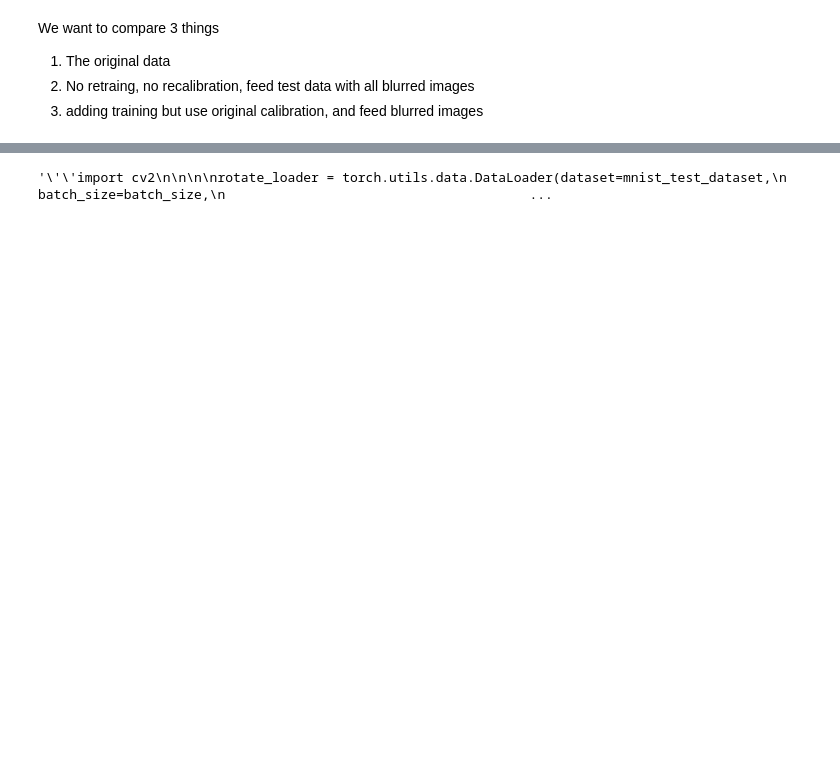
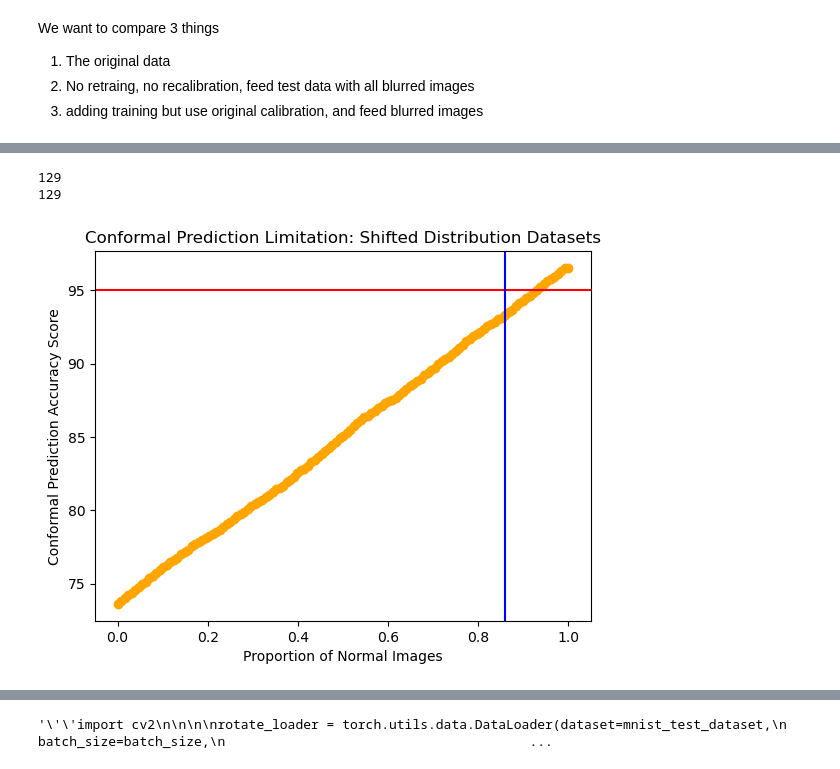
Before and after one commit to alexisjkim/conformal_prediction_limitations, a Jupyter notebook: Conformal_Prediction_Limitations.ipynb, the cells around one changed output, grey strips where cells are left out. Saved outputs shown, nothing was run; the diff lists cells and outputs as text; code cells hidden in the pictures; blank space fills up the shorter version.

```diff
--- a/Conformal_Prediction_Limitations.ipynb
+++ b/Conformal_Prediction_Limitations.ipynb
@@ -692,0 +670,14 @@ the prediction was in the set  19.919999999999998  percent of the time
+# %%
+#recalibrate
+
+
+split_cal_loader = torch.utils.data.DataLoader(dataset=mnist_cal_set,
+                                          batch_size=batch_size,
+                                          shuffle=False)
+
+split_cal_images, split_cal_labels = blur_some(split_cal_loader, split_amount)
+split_cal_loader = create_blur_loader(split_cal_images, split_cal_labels)
+
+alpha = 0.05
+split_cal_threshold = get_quantile(alpha, split_cal_loader) #for the calibration set
+print(split_cal_threshold)
@@ -692,0 +733,27 @@ the prediction was in the set  19.919999999999998  percent of the time
+# %%
+dem = np.full(129, 128)
+num = np.linspace(0, 128, num = 129)
+proportion_normal = np.divide(num,dem)
+
+
+
+import matplotlib.pyplot as plt
+print(len(scores))
+print(len(proportion_normal))
+
+x = proportion_normal
+y = scores
+fig = plt.plot(figsize = (10, 5))
+plt.scatter(x, y, color = 'orange')
+# specifying horizontal line type
+plt.axhline(y = 95, color = 'r', linestyle = '-')
+plt.axvline(x = split_amount/batch_size, color = 'b', linestyle = '-' )
+
+plt.xlabel("Proportion of Normal Images")
+plt.ylabel("Conformal Prediction Accuracy Score")
+plt.title("Conformal Prediction Limitation: Shifted Distribution Datasets")
+plt.show()
+# %% [output]
+129
+129
+[figure, added]
```
Also changed, not shown: parts of 18 cells of this notebook.
